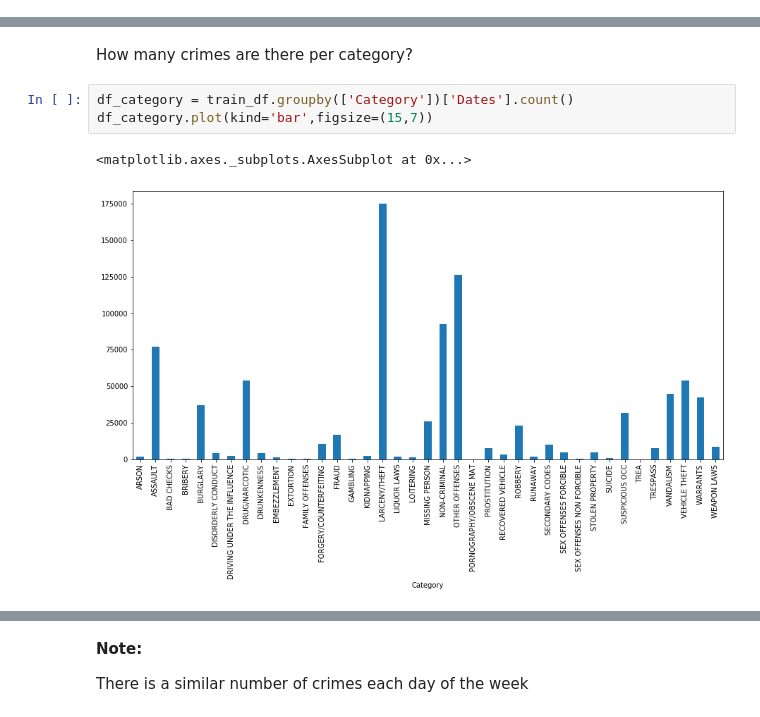
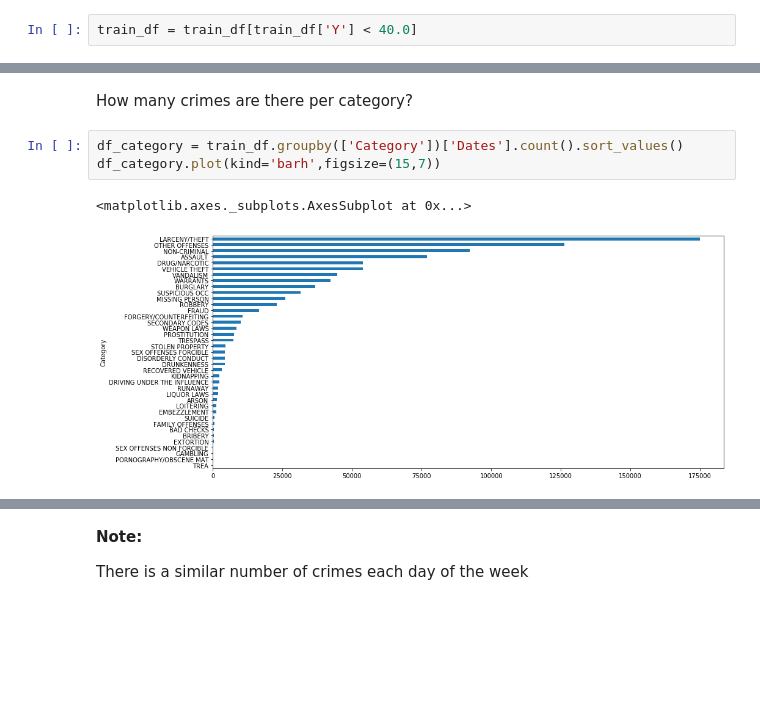
Before and after one commit to Frustrado/Crime-Classification, a Jupyter notebook: SF_crimes_analysis.ipynb, the cells around one changed output, grey strips where cells are left out. Drawn from its saved outputs; the diff is of its cells as text; blank space fills up the shorter version.

```diff
--- a/SF_crimes_analysis.ipynb
+++ b/SF_crimes_analysis.ipynb
@@ -78,3 +82,5 @@ train_df[train_df['Y'] ==90.0]
+# %%
+train_df = train_df[train_df['Y'] < 40.0]
 # %%
 train_df.describe(include=['O'])
 # %% [output]
@@ -163,9 +173,9 @@ We don't have any null values in our train dataset
 # %% [markdown]
 How many crimes are there per category?
 # %%
-df_category = train_df.groupby(['Category'])['Dates'].count()
-df_category.plot(kind='bar',figsize=(15,7))
+df_category = train_df.groupby(['Category'])['Dates'].count().sort_values()
+df_category.plot(kind='barh',figsize=(15,7))
 # %% [output]
 <matplotlib.axes._subplots.AxesSubplot at 0x...>
-[figure, old version]
+[figure, new version]
 # %%
```
Also changed, not shown: parts of 31 cells of this notebook.
